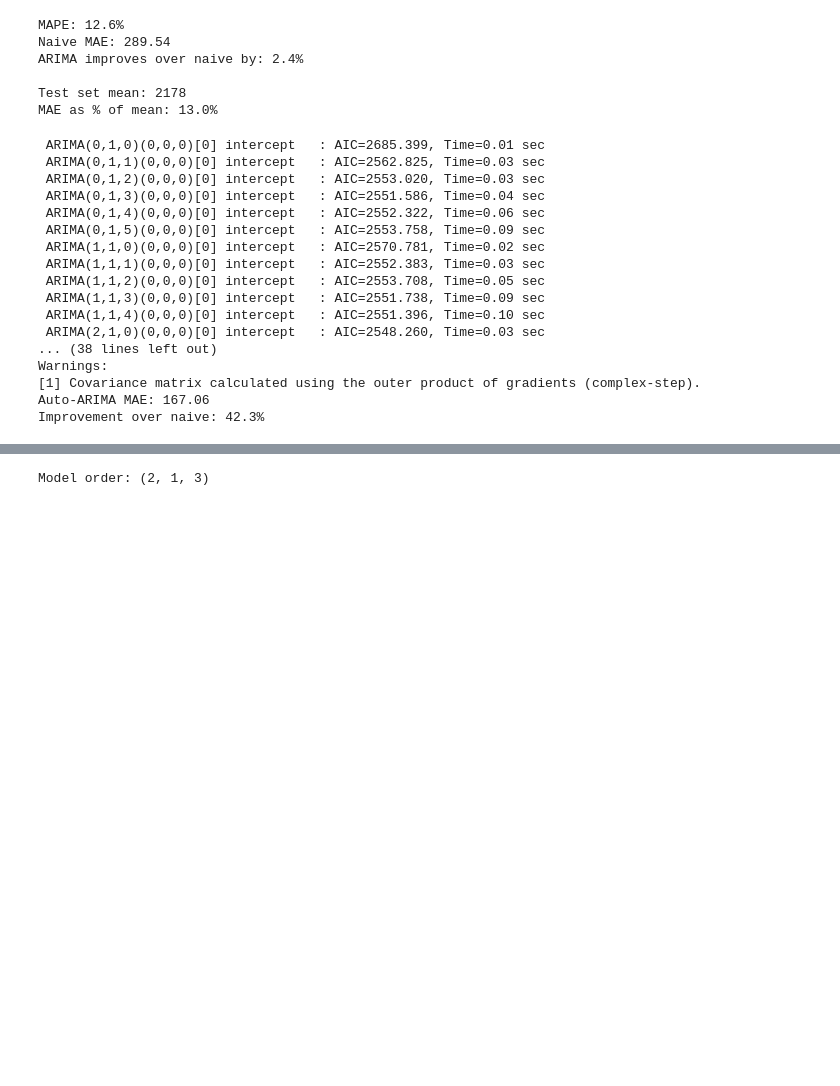
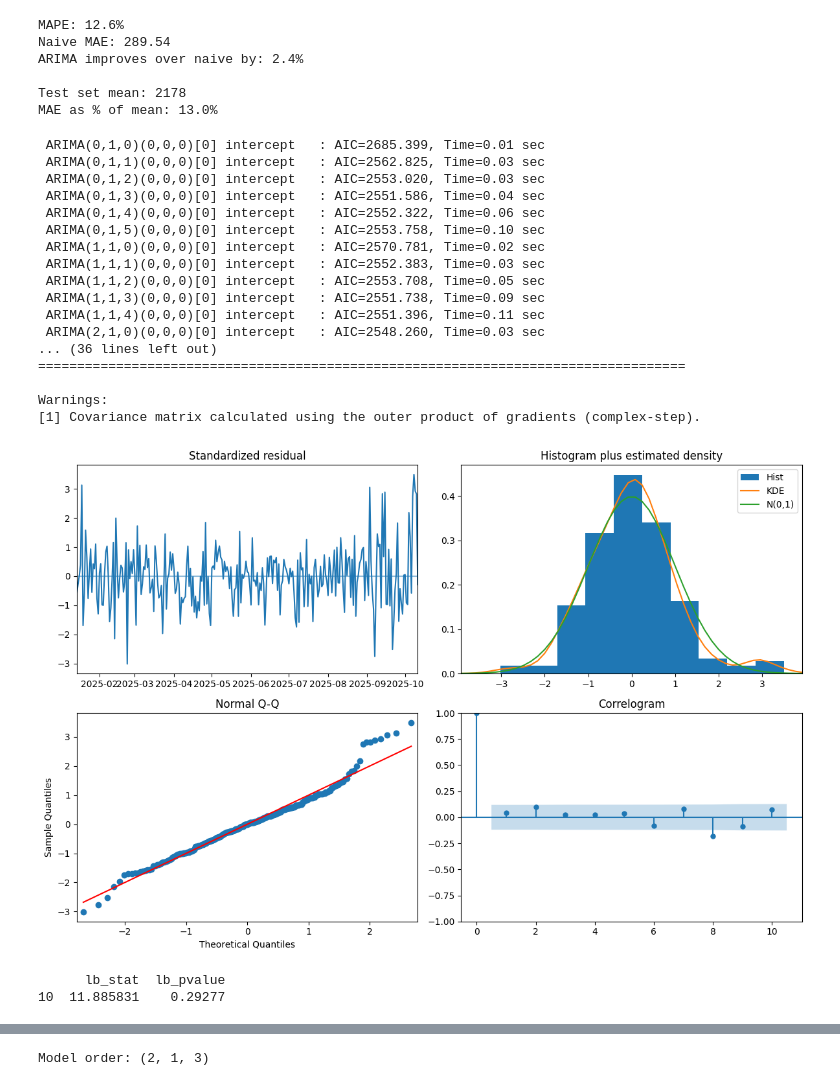
Before and after one commit to the-dsvolk/ds-notes, a Jupyter notebook: notebook/arima_forecast.ipynb, the cells around one changed output, grey strips where cells are left out. Cells and saved outputs as stored; diff of their text form; code cells hidden in the pictures; blank space fills up the shorter version.

```diff
--- a/notebook/arima_forecast.ipynb
+++ b/notebook/arima_forecast.ipynb
@@ -11,7 +30,16 @@ df_full = pd.read_csv(
 )
 # %%
 # Let's cut off data after December 2025
-df = df_full[df_full.index < "2025-12-19"]
+from pandas.core.series import Series
+
+
+from typing import Any
+
+
+from pandas.core.frame import DataFrame
+
+
+df: Series | Any | DataFrame = df_full[df_full.index < "2025-12-19"]
 # %%
 # Let's check visually the data using plotly
 fig = px.line(df, y="Usage", title="GPU Usage Over Time")
@@ -125,30 +155,24 @@ auto_model = auto_arima(
     trace=True,
 )
 print(auto_model.summary())
-
-# Forecast
-auto_pred = auto_model.predict(n_periods=len(test))
-auto_mae = np.mean(np.abs(test["Usage"] - auto_pred))
-print(f"Auto-ARIMA MAE: {auto_mae:.2f}")
-print(f"Improvement over naive: {(naive_mae - auto_mae) / naive_mae * 100:.1f}%")
 # %% [output]
  ARIMA(0,1,0)(0,0,0)[0] intercept   : AIC=2685.399, Time=0.01 sec
  ARIMA(0,1,1)(0,0,0)[0] intercept   : AIC=2562.825, Time=0.03 sec
  ARIMA(0,1,2)(0,0,0)[0] intercept   : AIC=2553.020, Time=0.03 sec
  ARIMA(0,1,3)(0,0,0)[0] intercept   : AIC=2551.586, Time=0.04 sec
  ARIMA(0,1,4)(0,0,0)[0] intercept   : AIC=2552.322, Time=0.06 sec
- ARIMA(0,1,5)(0,0,0)[0] intercept   : AIC=2553.758, Time=0.09 sec
+ ARIMA(0,1,5)(0,0,0)[0] intercept   : AIC=2553.758, Time=0.10 sec
  ARIMA(1,1,0)(0,0,0)[0] intercept   : AIC=2570.781, Time=0.02 sec
  ARIMA(1,1,1)(0,0,0)[0] intercept   : AIC=2552.383, Time=0.03 sec
  ARIMA(1,1,2)(0,0,0)[0] intercept   : AIC=2553.708, Time=0.05 sec
  ARIMA(1,1,3)(0,0,0)[0] intercept   : AIC=2551.738, Time=0.09 sec
- ARIMA(1,1,4)(0,0,0)[0] intercept   : AIC=2551.396, Time=0.10 sec
+ ARIMA(1,1,4)(0,0,0)[0] intercept   : AIC=2551.396, Time=0.11 sec
  ARIMA(2,1,0)(0,0,0)[0] intercept   : AIC=2548.260, Time=0.03 sec
-... (38 lines left out)
+... (36 lines left out)
+===================================================================================
+
 Warnings:
 [1] Covariance matrix calculated using the outer product of gradients (complex-step).
-Auto-ARIMA MAE: 167.06
-Improvement over naive: 42.3%
 # %%
 # Visualize predictions vs actuals
 import plotly.graph_objects as go
@@ -197,3 +221,26 @@ fig.update_layout(
     title="Auto-ARIMA Predictions vs Actuals", xaxis_title="Date", yaxis_title="Usage"
 )
 fig.show()
+# %%
+# Diagnostics for auto_arima model
+auto_model.plot_diagnostics(figsize=(12, 8))
+plt.tight_layout()
+plt.show()
+# %% [output]
+[figure, added]
+# %%
+# Null Hypothesis (H₀): The residuals are independently distributed (no autocorrelation up to lag k)
+# Alternative Hypothesis (H₁): The residuals show autocorrelation (model missed some pattern)
+# p > 0.05	Fail to reject H₀	✅ Good — residuals look like white noise
+# p <= 0.05	Reject H₀	❌ Bad — residuals show autocorrelation
+
+from statsmodels.stats.diagnostic import acorr_ljungbox
+
+# Check residuals
+resids = auto_model.resid()
+lb_test = acorr_ljungbox(resids, lags=[10], return_df=True)
+
+print(lb_test)
+# %% [output]
+      lb_stat  lb_pvalue
+10  11.885831    0.29277
```
Also changed, not shown: parts of 13 cells of this notebook, 33 other files.
